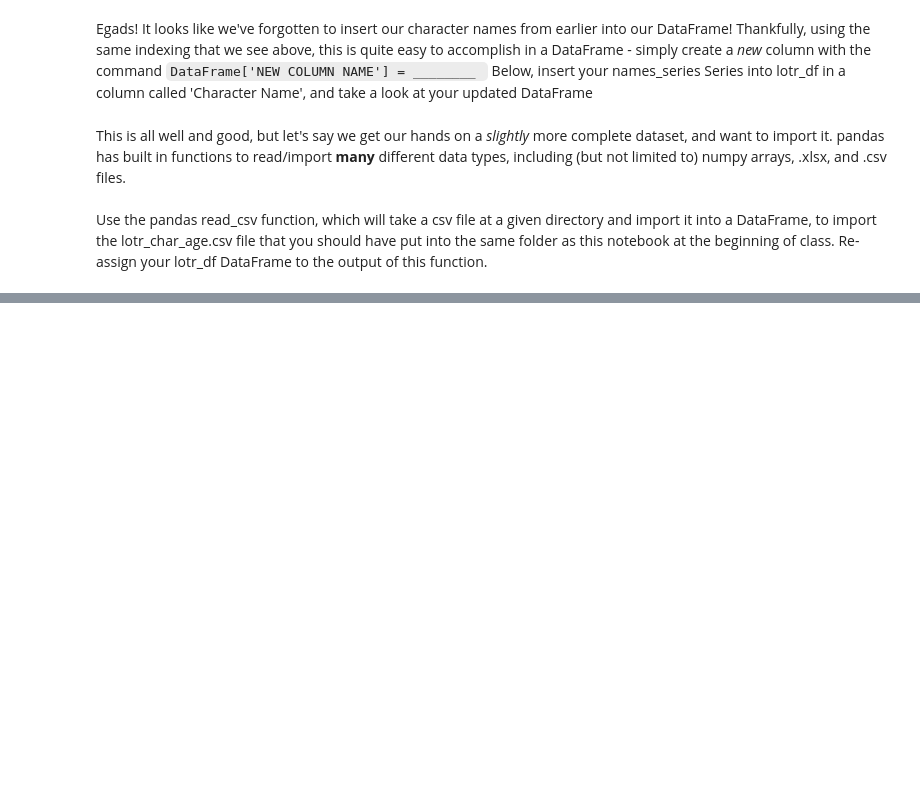
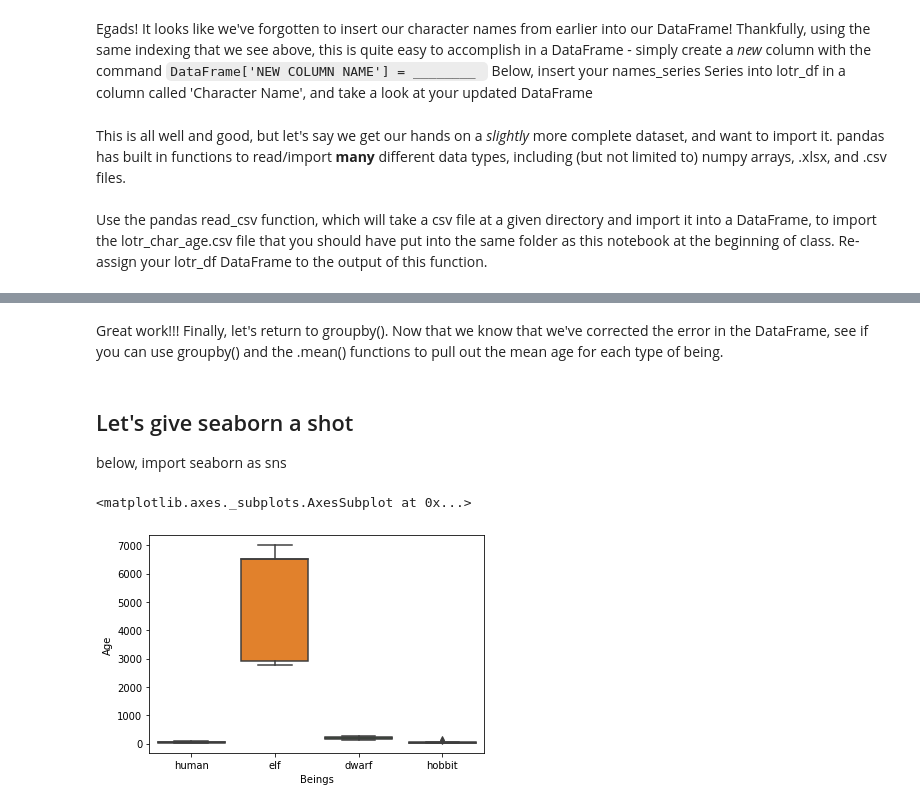
Before and after one commit to tbudylin/PythonDataCourse, a Jupyter notebook: Homeworks/HW3/Notebook_Class3.ipynb, the cells around one changed output, grey strips where cells are left out. Drawn from its saved outputs; the diff is of its cells as text; code cells hidden in the pictures; blank space fills up the shorter version.

```diff
--- a/Homeworks/HW3/Notebook_Class3.ipynb
+++ b/Homeworks/HW3/Notebook_Class3.ipynb
@@ -306,0 +257,4 @@ scipy
+# %%
+lotr_df =
+# %% [markdown]
+Great work!!! Finally, let's return to groupby(). Now that we know that we've corrected the error in the DataFrame, see if you can use groupby() and the .mean() functions to pull out the mean age for each type of being.
@@ -306,0 +264,3 @@ scipy
+# %% [markdown]
+## Let's give seaborn a shot
+below, import seaborn as sns
@@ -306,0 +269,7 @@ scipy
+# %%
+# Simple boxplot code!!
+#go ahead and run this window, just to see what happens
+sns.boxplot(x='Beings',y='Age',data=lotr_df)
+# %% [output]
+<matplotlib.axes._subplots.AxesSubplot at 0x...>
+[figure, added]
```
Also changed, not shown: parts of 34 cells of this notebook.
